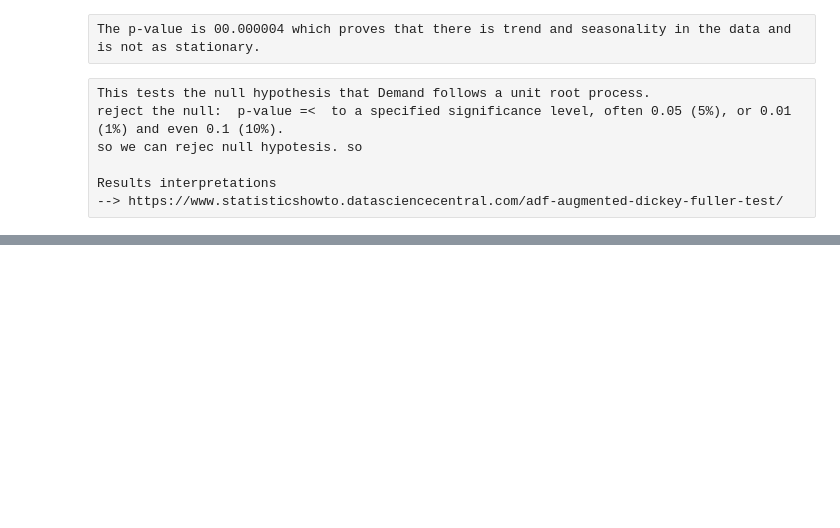
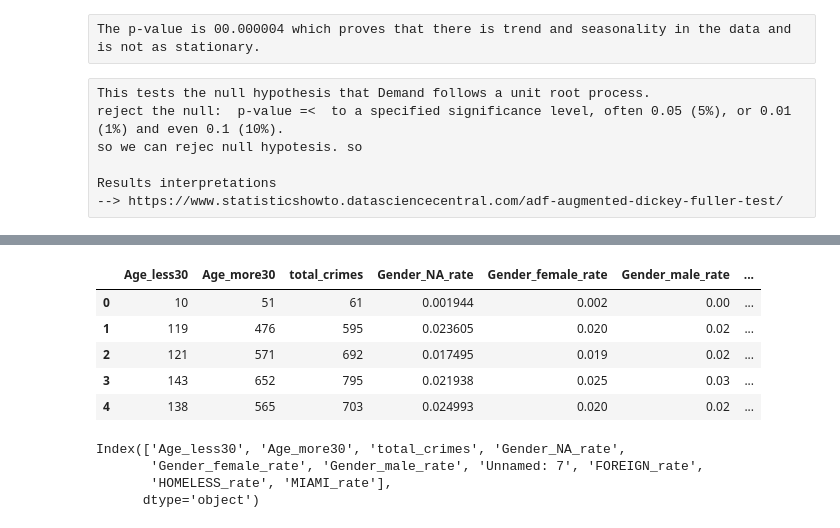
Before and after one commit to cynthiahuallanca/Miami_Crime_2019, a Jupyter notebook: ML1_Dickey-Fuller Test.ipynb, the cells around one changed output, grey strips where cells are left out. Drawn from its saved outputs; the diff is of its cells as text; code cells hidden in the pictures; blank space fills up the shorter version.

```diff
--- a/Machine_Learning.ipynb
+++ b/ML1_Dickey-Fuller Test.ipynb
@@ -176,0 +202,11 @@ Results interpretations
+# %%
+# Drop columns that will be not used
+df_ml.drop(['Row Labels'], axis=1, inplace=True)
+df_ml.head()
+# %% [output]
+|  | Age_less30 | Age_more30 | total_crimes | Gender_NA_rate | Gender_female_rate | Gender_male_rate | ... |
+| 0 | 10 | 51 | 61 | 0.001944 | 0.002 | 0.00 | ... |
+| 1 | 119 | 476 | 595 | 0.023605 | 0.020 | 0.02 | ... |
+| 2 | 121 | 571 | 692 | 0.017495 | 0.019 | 0.02 | ... |
+| 3 | 143 | 652 | 795 | 0.021938 | 0.025 | 0.03 | ... |
+| 4 | 138 | 565 | 703 | 0.024993 | 0.020 | 0.02 | ... |
@@ -176,0 +217,7 @@ Results interpretations
+# %%
+df_ml.columns
+# %% [output]
+Index(['Age_less30', 'Age_more30', 'total_crimes', 'Gender_NA_rate',
+       'Gender_female_rate', 'Gender_male_rate', 'Unnamed: 7', 'FOREIGN_rate',
+       'HOMELESS_rate', 'MIAMI_rate'],
+      dtype='object')
```
Also changed, not shown: parts of 33 cells of this notebook, 3 other files.
